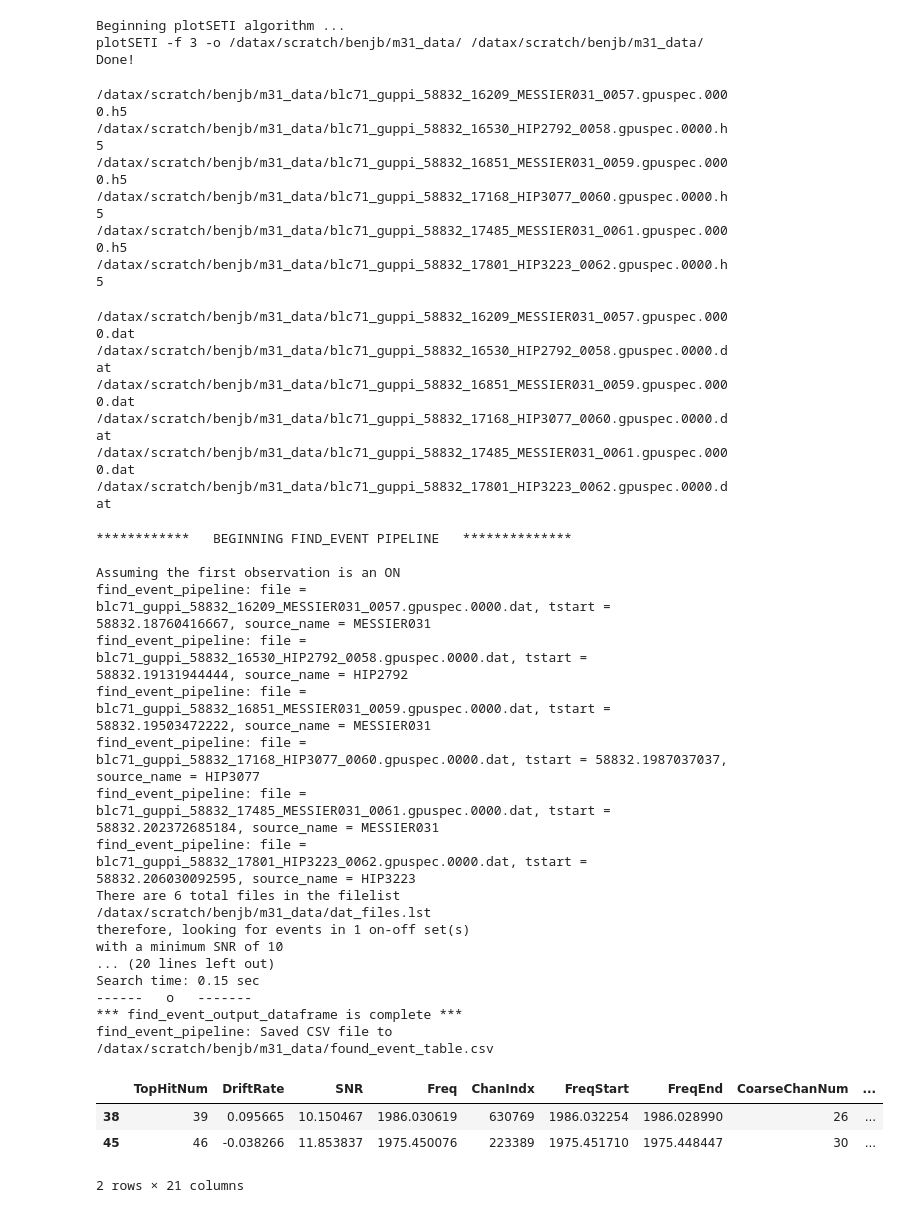
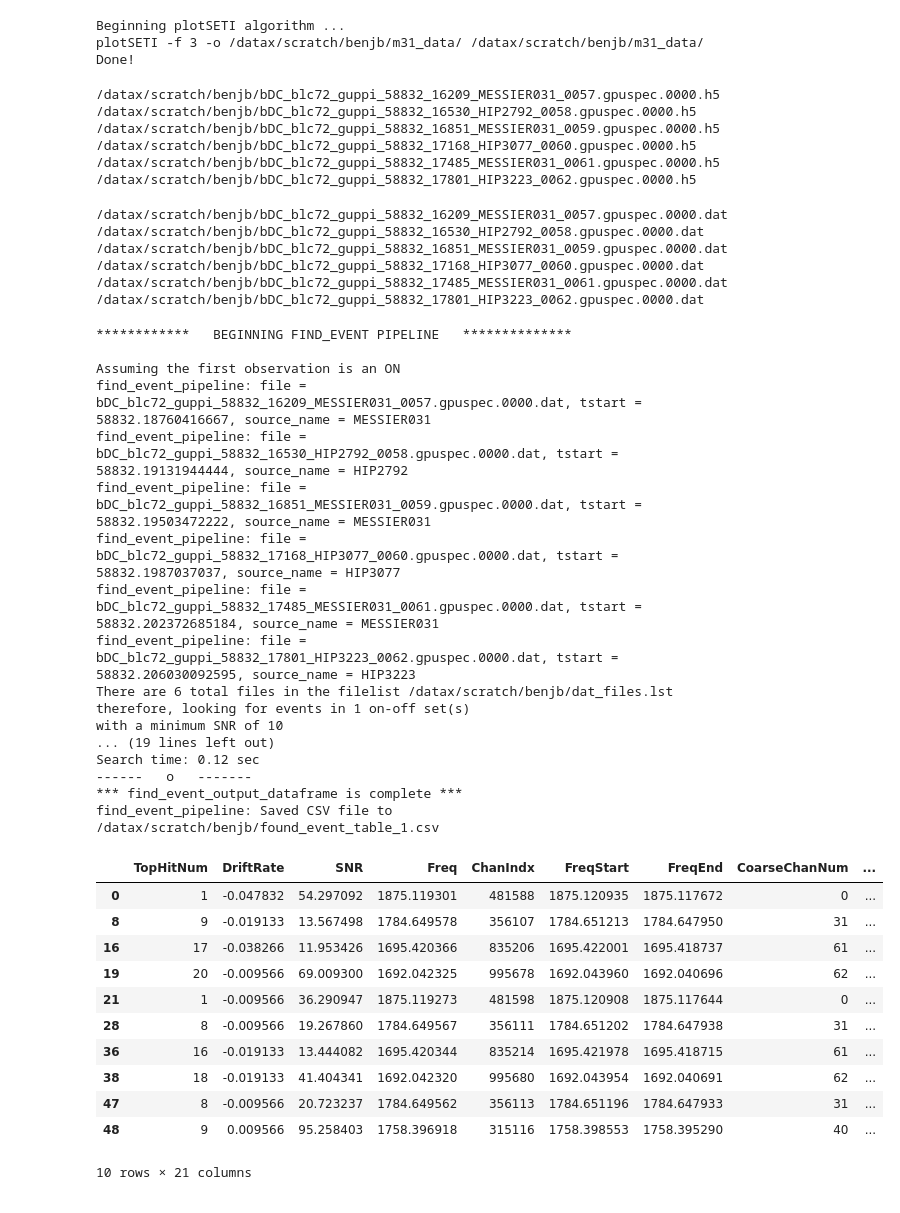
Before and after one commit to bjacobell/gbt-hdbscan, a Jupyter notebook: turbo_seti_M31.ipynb, the cells around one changed output. Drawn from its saved outputs; the diff is of its cells as text; code cells hidden in the pictures.

```diff
--- a/turbo_seti_M31.ipynb
+++ b/turbo_seti_M31.ipynb
@@ -33,0 +32,9 @@ print(1+1)
+# %%
+# remove DC spikes in absence of turboSETI blank_DC option
+
+data_loc = '/datax/scratch/benjb/'
+
+for i in range(len(lfiles)):
+    fb = bl.Waterfall(DATADIR + lfiles[i])
+    fb.blank_dc(64)
+    fb.write_to_hdf5(f'{data_loc}bDC_{lfiles[i]}')
@@ -56,10 +103,10 @@ plotSETI -f 3 -o /datax/scratch/benjb/m31_data/ /datax/scratch/benjb/m31_data/
 Done!
 # %%
 # Create a simple .lst file of the .h5 files in the data directory
-h5_list = sorted(glob.glob(os.path.join(DATADIR, '*.h5')))
+h5_list = sorted(glob.glob(os.path.join(data_loc, '*.h5')))
 
 # This writes the .h5 files into a .lst, as required by the find_event_pipeline:
-h5_list_path = os.path.join(DATADIR,'h5_files.lst')
+h5_list_path = os.path.join(data_loc,'h5_files.lst')
 with open(h5_list_path, 'w') as f:
     for h5_path in h5_list:
         f.write(h5_path + '\n')
@@ -68,18 +115,18 @@ with open(h5_list_path, 'w') as f:
 with open(h5_list_path, 'r') as f:
     print(f.read())
 # %% [output]
-/datax/scratch/benjb/m31_data/blc71_guppi_58832_16209_MESSIER031_0057.gpuspec.0000.h5
-/datax/scratch/benjb/m31_data/blc71_guppi_58832_16530_HIP2792_0058.gpuspec.0000.h5
-/datax/scratch/benjb/m31_data/blc71_guppi_58832_16851_MESSIER031_0059.gpuspec.0000.h5
-/datax/scratch/benjb/m31_data/blc71_guppi_58832_17168_HIP3077_0060.gpuspec.0000.h5
-/datax/scratch/benjb/m31_data/blc71_guppi_58832_17485_MESSIER031_0061.gpuspec.0000.h5
-/datax/scratch/benjb/m31_data/blc71_guppi_58832_17801_HIP3223_0062.gpuspec.0000.h5
+/datax/scratch/benjb/bDC_blc72_guppi_58832_16209_MESSIER031_0057.gpuspec.0000.h5
+/datax/scratch/benjb/bDC_blc72_guppi_58832_16530_HIP2792_0058.gpuspec.0000.h5
+/datax/scratch/benjb/bDC_blc72_guppi_58832_16851_MESSIER031_0059.gpuspec.0000.h5
+/datax/scratch/benjb/bDC_blc72_guppi_58832_17168_HIP3077_0060.gpuspec.0000.h5
+/datax/scratch/benjb/bDC_blc72_guppi_58832_17485_MESSIER031_0061.gpuspec.0000.h5
+/datax/scratch/benjb/bDC_blc72_guppi_58832_17801_HIP3223_0062.gpuspec.0000.h5
 # %%
 # Create a simple .lst file of the .dat files in the data directory
-dat_list = sorted(glob.glob(os.path.join(DATADIR, '*.dat')))
+dat_list = sorted(glob.glob(os.path.join(data_loc, '*.dat')))
 
 # This writes the .dat files into a .lst, as required by the find_event_pipeline:
-dat_list_path = os.path.join(DATADIR, 'dat_files.lst')
+dat_list_path = os.path.join(data_loc, 'dat_files.lst')
 with open(dat_list_path, 'w') as f:
     for dat_path in dat_list:
         f.write(dat_path + '\n')
@@ -88,41 +135,49 @@ with open(dat_list_path, 'w') as f:
 with open(dat_list_path, 'r') as f:
     print(f.read())
 # %% [output]
-/datax/scratch/benjb/m31_data/blc71_guppi_58832_16209_MESSIER031_0057.gpuspec.0000.dat
-/datax/scratch/benjb/m31_data/blc71_guppi_58832_16530_HIP2792_0058.gpuspec.0000.dat
-/datax/scratch/benjb/m31_data/blc71_guppi_58832_16851_MESSIER031_0059.gpuspec.0000.dat
-/datax/scratch/benjb/m31_data/blc71_guppi_58832_17168_HIP3077_0060.gpuspec.0000.dat
-/datax/scratch/benjb/m31_data/blc71_guppi_58832_17485_MESSIER031_0061.gpuspec.0000.dat
-/datax/scratch/benjb/m31_data/blc71_guppi_58832_17801_HIP3223_0062.gpuspec.0000.dat
+/datax/scratch/benjb/bDC_blc72_guppi_58832_16209_MESSIER031_0057.gpuspec.0000.dat
+/datax/scratch/benjb/bDC_blc72_guppi_58832_16530_HIP2792_0058.gpuspec.0000.dat
+/datax/scratch/benjb/bDC_blc72_guppi_58832_16851_MESSIER031_0059.gpuspec.0000.dat
+/datax/scratch/benjb/bDC_blc72_guppi_58832_17168_HIP3077_0060.gpuspec.0000.dat
+/datax/scratch/benjb/bDC_blc72_guppi_58832_17485_MESSIER031_0061.gpuspec.0000.dat
+/datax/scratch/benjb/bDC_blc72_guppi_58832_17801_HIP3223_0062.gpuspec.0000.dat
 # %%
-csvf_path = os.path.join(DATADIR, 'found_event_table.csv')
+csvf_path = os.path.join(data_loc, 'found_event_table_1.csv')
 find_event_pipeline(dat_list_path,
-                    filter_threshold = 2,
+                    filter_threshold = 1,
                     number_in_cadence = len(dat_list),
                     csv_name=csvf_path,
                     saving=True)
 # %% [output]
 ************   BEGINNING FIND_EVENT PIPELINE   **************
 
 Assuming the first observation is an ON
-find_event_pipeline: file = blc71_guppi_58832_16209_MESSIER031_0057.gpuspec.0000.dat, tstart = 58832.18760416667, source_name = MESSIER031
-find_event_pipeline: file = blc71_guppi_58832_16530_HIP2792_0058.gpuspec.0000.dat, tstart = 58832.19131944444, source_name = HIP2792
-find_event_pipeline: file = blc71_guppi_58832_16851_MESSIER031_0059.gpuspec.0000.dat, tstart = 58832.19503472222, source_name = MESSIER031
-find_event_pipeline: file = blc71_guppi_58832_17168_HIP3077_0060.gpuspec.0000.dat, tstart = 58832.1987037037, source_name = HIP3077
-find_event_pipeline: file = blc71_guppi_58832_17485_MESSIER031_0061.gpuspec.0000.dat, tstart = 58832.202372685184, source_name = MESSIER031
-find_event_pipeline: file = blc71_guppi_58832_17801_HIP3223_0062.gpuspec.0000.dat, tstart = 58832.206030092595, source_name = HIP3223
-There are 6 total files in the filelist /datax/scratch/benjb/m31_data/dat_files.lst
+find_event_pipeline: file = bDC_blc72_guppi_58832_16209_MESSIER031_0057.gpuspec.0000.dat, tstart = 58832.18760416667, source_name = MESSIER031
+find_event_pipeline: file = bDC_blc72_guppi_58832_16530_HIP2792_0058.gpuspec.0000.dat, tstart = 58832.19131944444, source_name = HIP2792
+find_event_pipeline: file = bDC_blc72_guppi_58832_16851_MESSIER031_0059.gpuspec.0000.dat, tstart = 58832.19503472222, source_name = MESSIER031
+find_event_pipeline: file = bDC_blc72_guppi_58832_17168_HIP3077_0060.gpuspec.0000.dat, tstart = 58832.1987037037, source_name = HIP3077
+find_event_pipeline: file = bDC_blc72_guppi_58832_17485_MESSIER031_0061.gpuspec.0000.dat, tstart = 58832.202372685184, source_name = MESSIER031
+find_event_pipeline: file = bDC_blc72_guppi_58832_17801_HIP3223_0062.gpuspec.0000.dat, tstart = 58832.206030092595, source_name = HIP3223
+There are 6 total files in the filelist /datax/scratch/benjb/dat_files.lst
 therefore, looking for events in 1 on-off set(s)
 with a minimum SNR of 10
-... (20 lines left out)
-Search time: 0.15 sec
+... (19 lines left out)
+Search time: 0.12 sec
 ------   o   -------
 *** find_event_output_dataframe is complete ***
-find_event_pipeline: Saved CSV file to /datax/scratch/benjb/m31_data/found_event_table.csv
+find_event_pipeline: Saved CSV file to /datax/scratch/benjb/found_event_table_1.csv
 |  | TopHitNum | DriftRate | SNR | Freq | ChanIndx | FreqStart | FreqEnd | CoarseChanNum | ... |
-| 38 | 39 | 0.095665 | 10.150467 | 1986.030619 | 630769 | 1986.032254 | 1986.028990 | 26 | ... |
-| 45 | 46 | -0.038266 | 11.853837 | 1975.450076 | 223389 | 1975.451710 | 1975.448447 | 30 | ... |
+| 0 | 1 | -0.047832 | 54.297092 | 1875.119301 | 481588 | 1875.120935 | 1875.117672 | 0 | ... |
+| 8 | 9 | -0.019133 | 13.567498 | 1784.649578 | 356107 | 1784.651213 | 1784.647950 | 31 | ... |
+| 16 | 17 | -0.038266 | 11.953426 | 1695.420366 | 835206 | 1695.422001 | 1695.418737 | 61 | ... |
+| 19 | 20 | -0.009566 | 69.009300 | 1692.042325 | 995678 | 1692.043960 | 1692.040696 | 62 | ... |
+| 21 | 1 | -0.009566 | 36.290947 | 1875.119273 | 481598 | 1875.120908 | 1875.117644 | 0 | ... |
+| 28 | 8 | -0.009566 | 19.267860 | 1784.649567 | 356111 | 1784.651202 | 1784.647938 | 31 | ... |
+| 36 | 16 | -0.019133 | 13.444082 | 1695.420344 | 835214 | 1695.421978 | 1695.418715 | 61 | ... |
+| 38 | 18 | -0.019133 | 41.404341 | 1692.042320 | 995680 | 1692.043954 | 1692.040691 | 62 | ... |
+| 47 | 8 | -0.009566 | 20.723237 | 1784.649562 | 356113 | 1784.651196 | 1784.647933 | 31 | ... |
+| 48 | 9 | 0.009566 | 95.258403 | 1758.396918 | 315116 | 1758.398553 | 1758.395290 | 40 | ... |
-2 rows × 21 columns
+10 rows × 21 columns
 # %%
 # and finally we plot
 plot_event_pipeline(csvf_path, # full path of the CSV file built by find_event_pipeline()
```
Also changed, not shown: parts of 5 cells of this notebook, 4 other files.
